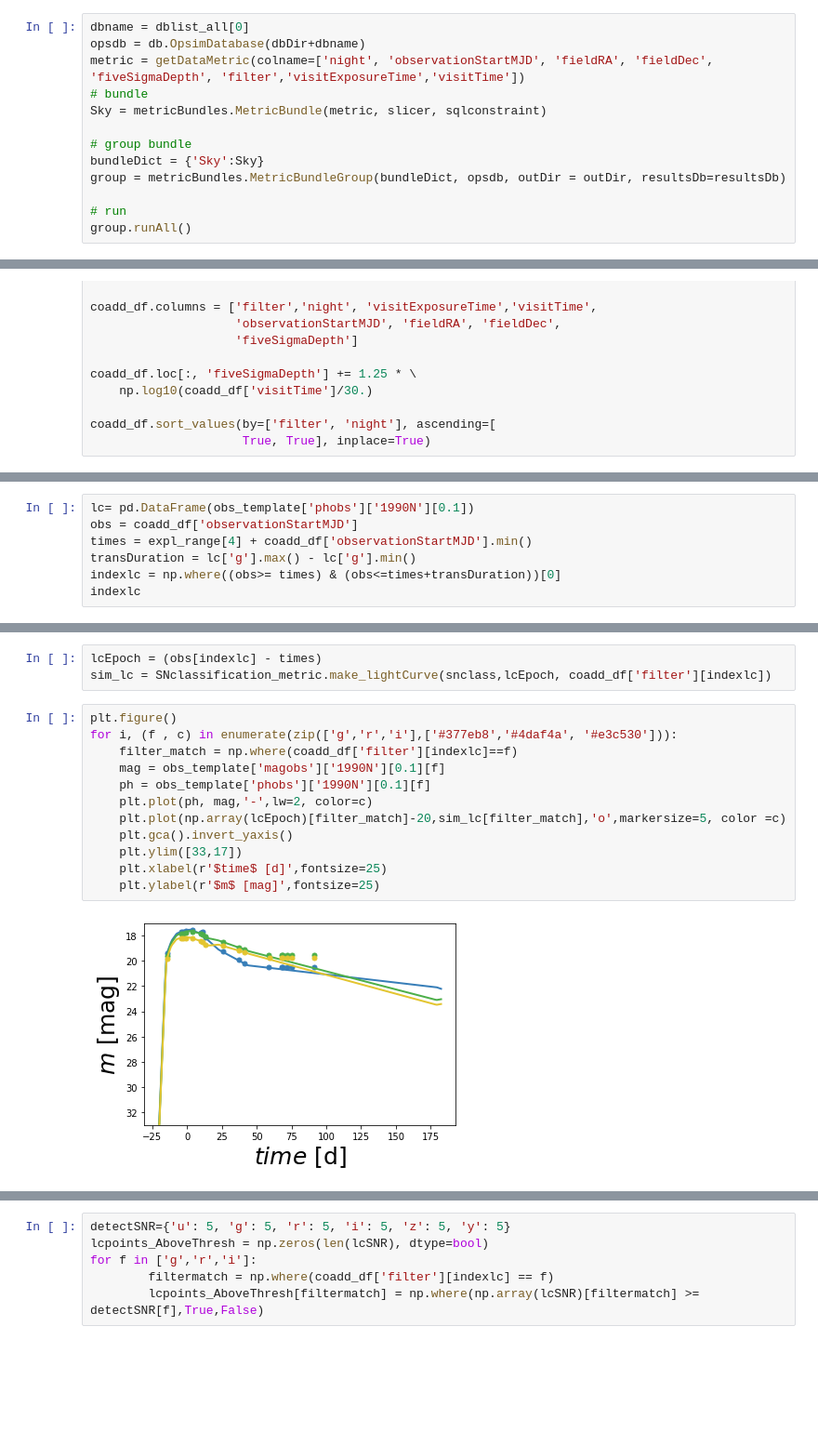
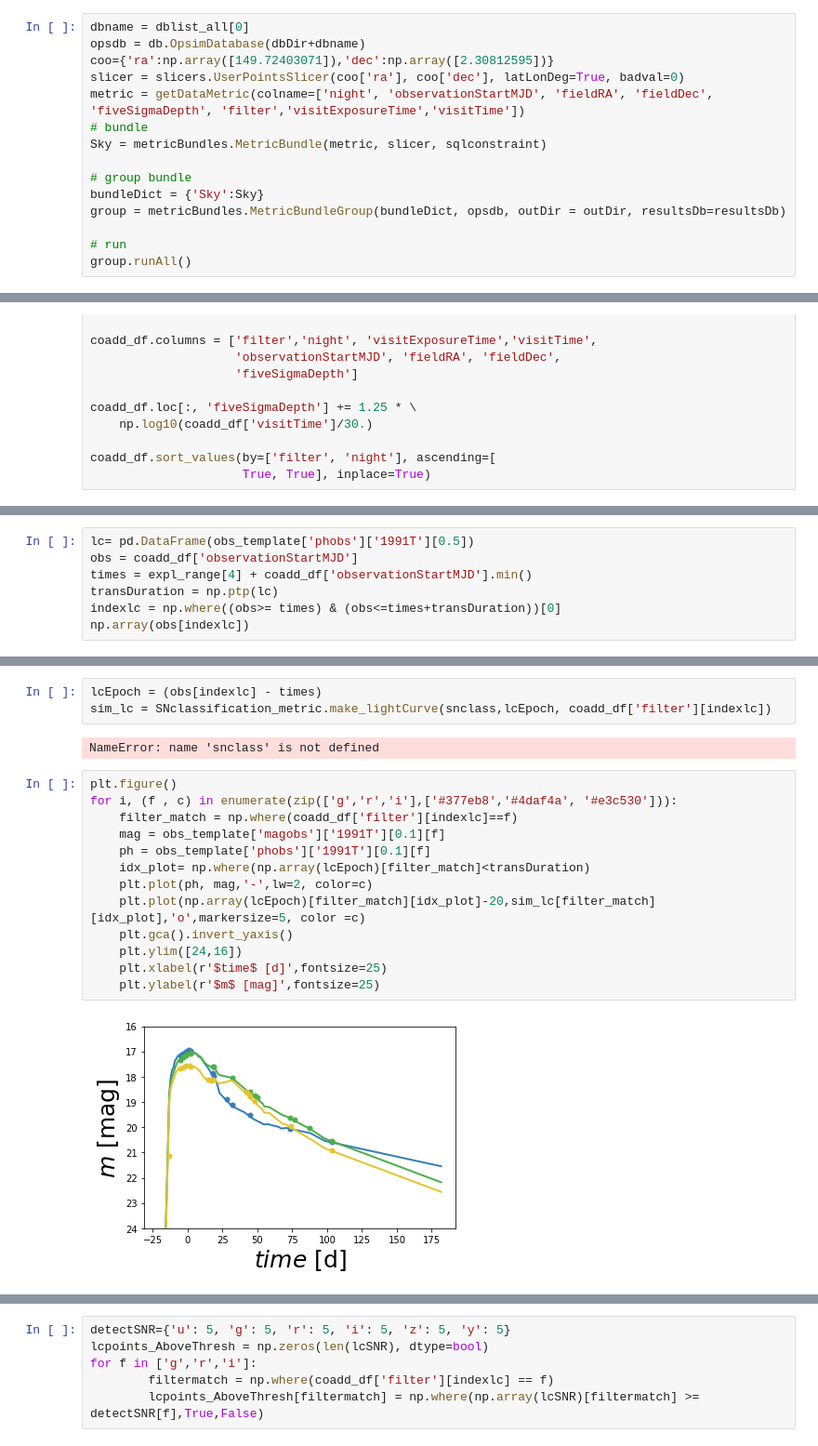
Before and after one commit to FabioRagosta/LSSTmetrics, a Jupyter notebook: metrics and documentation/SNRateMetric_tutorial.ipynb, the cells around one changed output, grey strips where cells are left out. Shown at 93% size. Drawn from its saved outputs; the diff is of its cells as text; blank space fills up the shorter version.

```diff
--- a/metrics and documentation/SNRateMetric_tutorial.ipynb
+++ b/metrics and documentation/SNRateMetric_tutorial.ipynb
@@ -174,6 +163,8 @@ dblist_all[0]
 # %%
 dbname = dblist_all[0]
 opsdb = db.OpsimDatabase(dbDir+dbname)
+coo={'ra':np.array([149.72403071]),'dec':np.array([2.30812595])}
+slicer = slicers.UserPointsSlicer(coo['ra'], coo['dec'], latLonDeg=True, badval=0)
 metric = getDataMetric(colname=['night', 'observationStartMJD', 'fieldRA', 'fieldDec', 'fiveSigmaDepth', 'filter','visitExposureTime','visitTime'])
 # bundle
 Sky = metricBundles.MetricBundle(metric, slicer, sqlconstraint)
@@ -258,8 +249,8 @@ To check if there are any observation during the period we simulate the ligh cur
 # %%
-lc= pd.DataFrame(obs_template['phobs']['1990N'][0.1])
+lc= pd.DataFrame(obs_template['phobs']['1991T'][0.5])
 obs = coadd_df['observationStartMJD']
 times = expl_range[4] + coadd_df['observationStartMJD'].min()
-transDuration = lc['g'].max() - lc['g'].min()
+transDuration = np.ptp(lc)
 indexlc = np.where((obs>= times) & (obs<=times+transDuration))[0]
-indexlc
+np.array(obs[indexlc])
 # %% [output]
@@ -277,18 +279,21 @@ I'm reading the templates
 # %%
 lcEpoch = (obs[indexlc] - times)
 sim_lc = SNclassification_metric.make_lightCurve(snclass,lcEpoch, coadd_df['filter'][indexlc])
+# %% [output]
+NameError: name 'snclass' is not defined
 # %%
 plt.figure()
 for i, (f , c) in enumerate(zip(['g','r','i'],['#377eb8','#4daf4a', '#e3c530'])):
     filter_match = np.where(coadd_df['filter'][indexlc]==f)
-    mag = obs_template['magobs']['1990N'][0.1][f]
-    ph = obs_template['phobs']['1990N'][0.1][f]
+    mag = obs_template['magobs']['1991T'][0.1][f]
+    ph = obs_template['phobs']['1991T'][0.1][f]
+    idx_plot= np.where(np.array(lcEpoch)[filter_match]<transDuration)
     plt.plot(ph, mag,'-',lw=2, color=c)
-    plt.plot(np.array(lcEpoch)[filter_match]-20,sim_lc[filter_match],'o',markersize=5, color =c)
+    plt.plot(np.array(lcEpoch)[filter_match][idx_plot]-20,sim_lc[filter_match][idx_plot],'o',markersize=5, color =c)
     plt.gca().invert_yaxis()
-    plt.ylim([33,17])
+    plt.ylim([24,16])
     plt.xlabel(r'$time$ [d]',fontsize=25)
     plt.ylabel(r'$m$ [mag]',fontsize=25)
 # %% [output]
-[figure, old version]
+[figure, new version]
 # %% [markdown]
```
Also changed, not shown: parts of 59 cells of this notebook.
